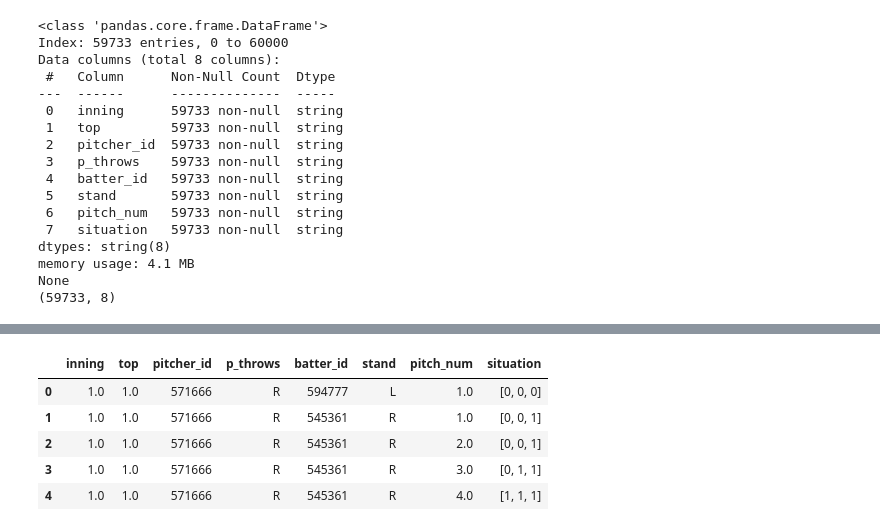
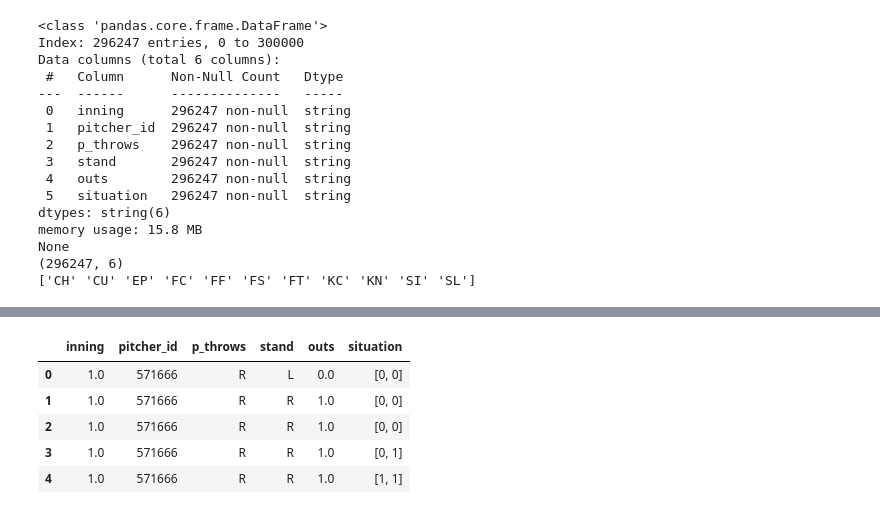
Before and after one commit to linde/pitch-prediction-playground, a Jupyter notebook: pitch-guesser.ipynb, the cells around one changed output, grey strips where cells are left out. Cells and saved outputs as stored; diff of their text form; code cells hidden in the pictures.

```diff
--- a/pitch-guesser.ipynb
+++ b/pitch-guesser.ipynb
@@ -74,20 +74,20 @@ df = pd.merge(pitches, atbats, how='inner', on='ab_id')
 
 df = df[[
     # situation stuff
-    "ab_id", "inning", "top",
+    "ab_id", "inning", # "top",
 
     # would get baserunner stuff but these were all zero.
     #"on_1b", "on_2b", "on_3b",
 
     # matchup
-    "pitcher_id", "p_throws", "batter_id", "stand",
+    "pitcher_id", "p_throws", "stand", # "batter_id",
 
     # TODO add catcher, team
     # TODO need to add running total of pitches for the current pitcher, and maybe strike percentage
     # TODO add the previous n pitches before and their code outcome
 
     # specific pitch state, this becomes situation and is then dropped
-    "pitch_num", "b_count", "s_count", "outs",
+    "b_count", "s_count", "outs", # "pitch_num",
 
     # this is the label we're trying to predict
     # TODO also make the label have the location, not just FF (but also high inside)
@@ -104,28 +104,29 @@ TYPE_DICT = {
     'stand': 'string',
 
     # small card numeric features and player ids: treat as strings to avoid norming with mean
-    'top': 'string',
+    # 'top': 'string',
     'inning': 'string',
-    'pitch_num': 'string',
+    'outs': 'string',
+    # 'pitch_num': 'string',
     'pitcher_id': 'string',
-    'batter_id': 'string',
+    # 'batter_id': 'string',
 }
 df = df.astype(TYPE_DICT)
 
 
 # add the pitch count sitaution, concat as an int8 array to loose the decimals,
 # and then convert to a string so we can one_shot encode it too.
-df["situation"] = df[["b_count", "s_count", "outs"]].astype("int8").to_numpy().tolist()
+df["situation"] = df[["b_count", "s_count"]].astype("int8").to_numpy().tolist()
 df['situation'] = df['situation'].astype("string")
 
 
 # finally, remove pitch_type and ab_id and stuff already in "situation"
 # because we dont need them at this point
-df = df.drop(['ab_id', 'b_count', 's_count', "outs"], axis=1)
+df = df.drop(['ab_id', 'b_count', 's_count',], axis=1)
 
 
 # TODO remove this truncation when solid
-df = df.truncate(after=60*1000)
+df = df.truncate(after=300*1000)
 
 # ok, ready to split into features and labels. pitch_features is a copy
 # of the df source, but we drop the label feature.
@@ -140,22 +141,22 @@ pitch_labels = pitch_type_lookup(df.pitch_type)
 print(pitch_features.info())
 print(pitch_features.shape)
 
+print(all_pitch_types)
 pitch_features.head()
 # %% [output]
 <class 'pandas.core.frame.DataFrame'>
-Index: 59733 entries, 0 to 60000
-Data columns (total 8 columns):
- #   Column      Non-Null Count  Dtype
----  ------      --------------  -----
- 0   inning      59733 non-null  string
- 1   top         59733 non-null  string
- 2   pitcher_id  59733 non-null  string
- 3   p_throws    59733 non-null  string
- 4   batter_id   59733 non-null  string
- 5   stand       59733 non-null  string
- 6   pitch_num   59733 non-null  string
- 7   situation   59733 non-null  string
-dtypes: string(8)
-memory usage: 4.1 MB
+Index: 296247 entries, 0 to 300000
+Data columns (total 6 columns):
+ #   Column      Non-Null Count   Dtype
+---  ------      --------------   -----
+ 0   inning      296247 non-null  string
+ 1   pitcher_id  296247 non-null  string
+ 2   p_throws    296247 non-null  string
+ 3   stand       296247 non-null  string
+ 4   outs        296247 non-null  string
+ 5   situation   296247 non-null  string
+dtypes: string(6)
+memory usage: 15.8 MB
 None
-(59733, 8)
+(296247, 6)
+['CH' 'CU' 'EP' 'FC' 'FF' 'FS' 'FT' 'KC' 'KN' 'SI' 'SL']
@@ -163,9 +163,9 @@ None
-|  | inning | top | pitcher_id | p_throws | batter_id | stand | pitch_num | situation |
-| 0 | 1.0 | 1.0 | 571666 | R | 594777 | L | 1.0 | [0, 0, 0] |
-| 1 | 1.0 | 1.0 | 571666 | R | 545361 | R | 1.0 | [0, 0, 1] |
-| 2 | 1.0 | 1.0 | 571666 | R | 545361 | R | 2.0 | [0, 0, 1] |
-| 3 | 1.0 | 1.0 | 571666 | R | 545361 | R | 3.0 | [0, 1, 1] |
-| 4 | 1.0 | 1.0 | 571666 | R | 545361 | R | 4.0 | [1, 1, 1] |
+|  | inning | pitcher_id | p_throws | stand | outs | situation |
+| 0 | 1.0 | 571666 | R | L | 0.0 | [0, 0] |
+| 1 | 1.0 | 571666 | R | R | 1.0 | [0, 0] |
+| 2 | 1.0 | 571666 | R | R | 1.0 | [0, 0] |
+| 3 | 1.0 | 571666 | R | R | 1.0 | [0, 1] |
+| 4 | 1.0 | 571666 | R | R | 1.0 | [1, 1] |
 # %%
 ## TODO refactor this into a library, it is also in titanic.ipynb
 
```
Also changed, not shown: parts of 5 cells of this notebook.
